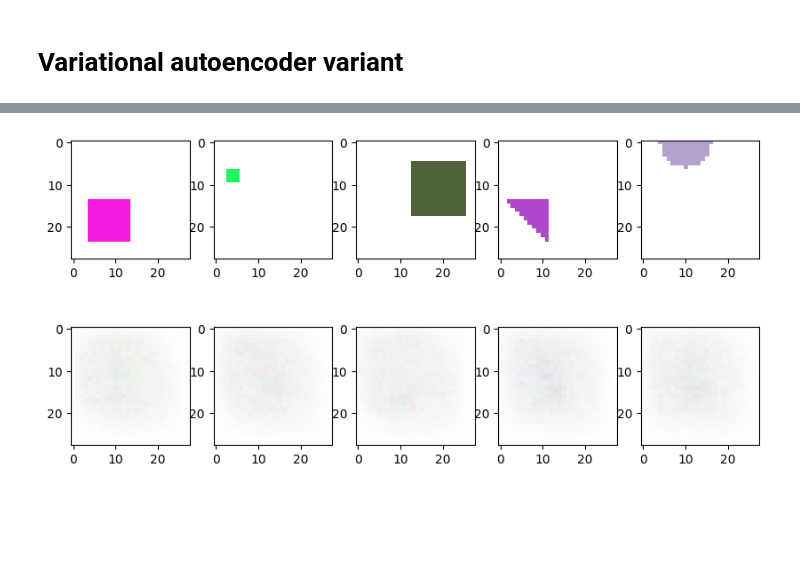
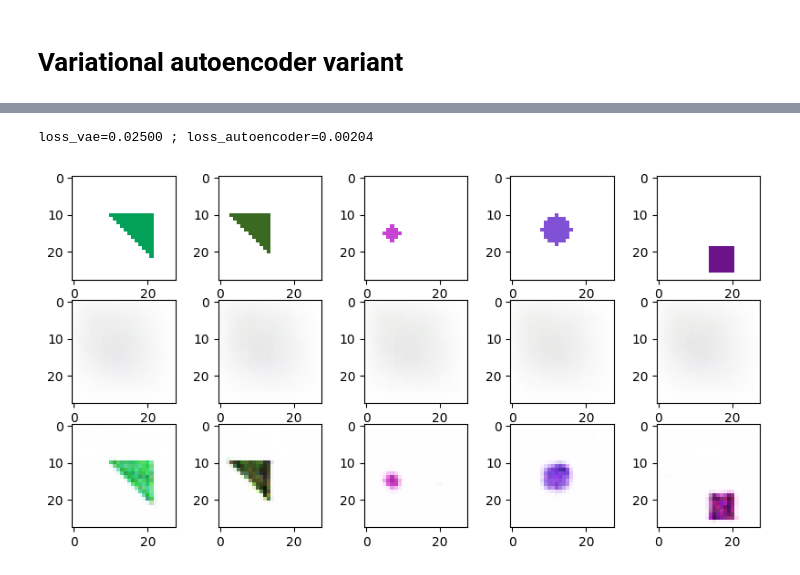
Before and after one commit to SergeiDBykov/ai-side-projects, a Jupyter notebook: VAE_synthetic_data/2d_VAE.ipynb, the cells around one changed output, grey strips where cells are left out. Drawn from its saved outputs; the diff is of its cells as text; code cells hidden in the pictures; blank space fills up the shorter version.

```diff
--- a/VAE_synthetic_data/2d_VAE.ipynb
+++ b/VAE_synthetic_data/2d_VAE.ipynb
@@ -225,20 +225,20 @@ dataloader = torch.utils.data.DataLoader(dataset, batch_size=batch_size, shuffle
 # %%
 
 # Define model parameters
-input_channels = 3  # RGB channels
+input_channels = 3
 encoder_channels = [4, 8, 16]    #shpuld be like 8,16,32 ...
 latent_dim = 20
 
-model = ConvAutoencoder(input_channels, encoder_channels, latent_dim)
+model_autoencoder = ConvAutoencoder(input_channels, encoder_channels, latent_dim)
 criterion = nn.MSELoss()
 
-model = model.to(device)
+model_autoencoder = model_autoencoder.to(device)
 criterion = criterion.to(device)
 
 
 random_batch = next(iter(dataloader))
 random_batch = random_batch[0].to(device)
-output = model(random_batch)
+output = model_autoencoder(random_batch)
 
 print(output.shape)
 assert output.shape == random_batch.shape, f"Expected output shape {random_batch.shape} but got {output.shape}"
@@ -281,7 +290,8 @@ Epoch [5/5], Loss: 0.0009
 # %%
 random_batch = next(iter(dataloader))
 random_batch = random_batch[0].to(device)
-output = model(random_batch)
+output = model_autoencoder(random_batch)
+print(output.shape, random_batch.shape)
 
 plt.figure(figsize=(10, 5))
 for i in range(5):
@@ -357,16 +400,26 @@ def loss_function(criterion, recon_x, x, mu, logvar, KL_weight = 1.0):
     KLD = -0.5 * torch.sum(1 + logvar - mu.pow(2) - logvar.exp())
     SUM = MSE + KL_weight*KLD
     return SUM
+# %%
+batch_size = 128
+
+dataset = GeometricFiguresDataset(random_color=True, num_samples=20000)
+dataloader = torch.utils.data.DataLoader(dataset, batch_size=batch_size, shuffle=True)
 # %%
-model = VAE(input_channels, encoder_channels, latent_dim)
+input_channels = 3  # RGB channels
+encoder_channels = [4, 8, 16]    #shpuld be like 8,16,32 ...
+latent_dim = 20
+
+
+model_vae = VAE(input_channels, encoder_channels, latent_dim)
 criterion = nn.MSELoss()
 
-model = model.to(device)
+model_vae = model_vae.to(device)
 
 
 random_batch = next(iter(dataloader))
 random_batch = random_batch[0].to(device)
-output_all = model(random_batch)
+output_all = model_vae(random_batch)
 output = output_all[0]
 
 
@@ -412,13 +495,22 @@ Epoch [5/5], Loss: 0.82668
 # %%
 random_batch = next(iter(dataloader))
 random_batch = random_batch[0].to(device)
-output = model(random_batch)[0]
+output = model_vae(random_batch)[0]
+output_autoencoder = model_autoencoder(random_batch)
+
+loss_vae = criterion(random_batch, output)
+loss_autoencoder = criterion(output_autoencoder, random_batch)
+
+print(f'{loss_vae=:.5f} ; {loss_autoencoder=:.5f}')
 
 plt.figure(figsize=(10, 5))
 for i in range(5):
-    plt.subplot(2, 5, i+1)
+    plt.subplot(3, 5, i+1)
     plt.imshow(random_batch[i].permute(1, 2, 0).cpu().detach().numpy())
-    plt.subplot(2, 5, i+6)
+    plt.subplot(3, 5, i+6)
     plt.imshow(output[i].permute(1, 2, 0).cpu().detach().numpy())
+    plt.subplot(3, 5, i+11)
+    plt.imshow(output_autoencoder[i].permute(1, 2, 0).cpu().detach().numpy())
 # %% [output]
+loss_vae=0.02500 ; loss_autoencoder=0.00204
-[figure, old version]
+[figure, new version]
```
Also changed, not shown: parts of 9 cells of this notebook, 2 other files.
